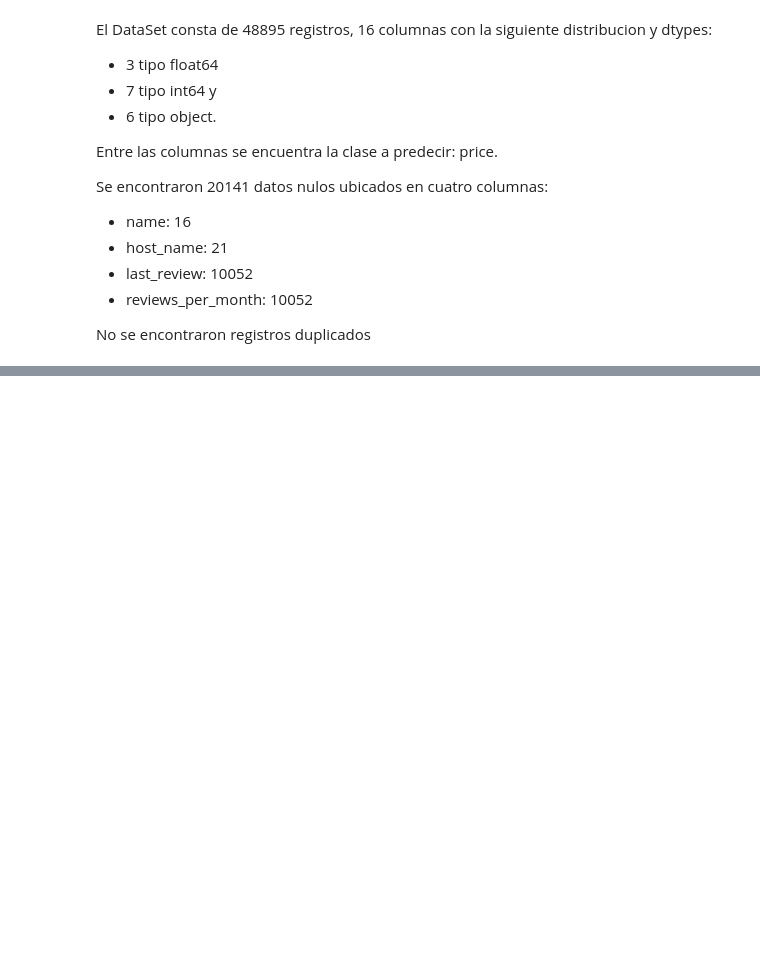
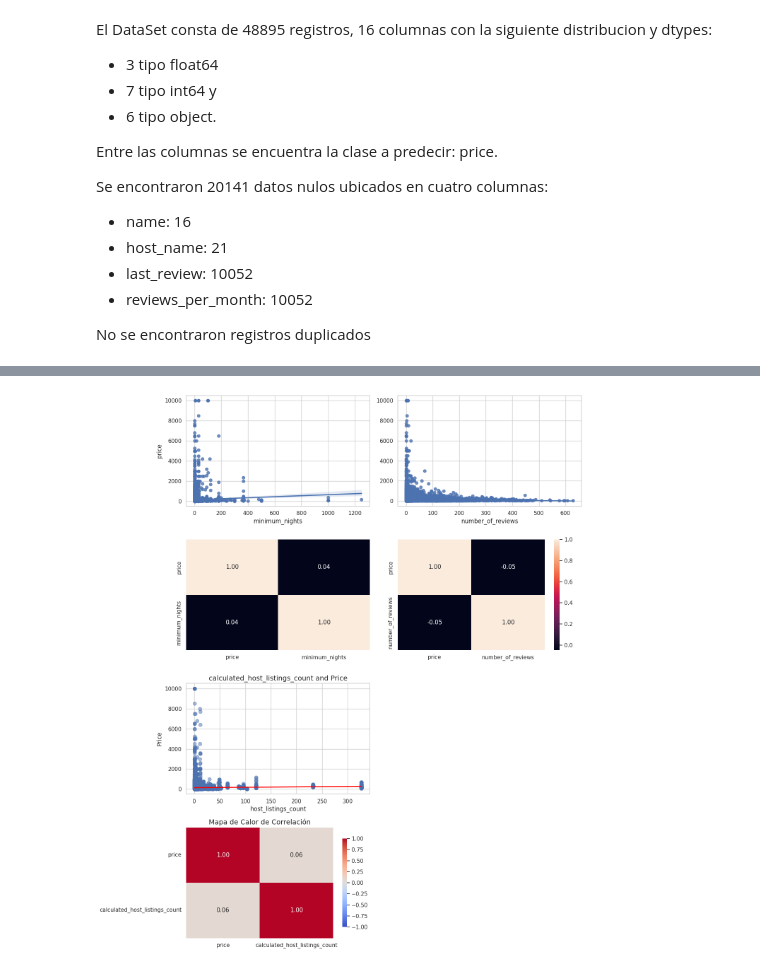
Before and after one commit to Jairo-Almanza/machine-learning-python-template, a Jupyter notebook: src/explore.ipynb, the cells around one changed output, grey strips where cells are left out. Cells and saved outputs as stored; diff of their text form; code cells hidden in the pictures; blank space fills up the shorter version.

Commit message:
analisis variables univariable y multivariable

```diff
--- a/src/explore.ipynb
+++ b/src/explore.ipynb
@@ -140,0 +262,25 @@ Análisis de variables
+# %%
+# Analisis numerico - numerico
+fig, axis = plt.subplots(4, 2, figsize = (14, 16))
+
+sns.regplot(ax = axis[0, 0], data = df_abny, x = "minimum_nights", y = "price")
+sns.heatmap(df_abny[["price", "minimum_nights"]].corr(), annot = True, fmt = ".2f", ax = axis[1, 0], cbar = False)
+
+sns.regplot(ax = axis[0, 1], data = df_abny, x = "number_of_reviews", y = "price").set(ylabel = None)
+sns.heatmap(df_abny[["price", "number_of_reviews"]].corr(), annot = True, fmt = ".2f", ax = axis[1, 1])
+
+sns.regplot(ax=axis[2, 0], data=df_abny, x="calculated_host_listings_count", y="price", scatter_kws={'s':50, 'alpha':0.5}, line_kws={'color':'red', 'linewidth':2})
+axis[2, 0].set_title('calculated_host_listings_count and Price', fontsize=14)
+axis[2, 0].set_xlabel('host_listings_count', fontsize=12)
+axis[2, 0].set_ylabel('Price', fontsize=12)
+sns.heatmap(df_abny[["price", "calculated_host_listings_count"]].corr(), annot=True, fmt=".2f", cmap='coolwarm', ax=axis[3, 0], vmin=-1, vmax=1, cbar_kws={'shrink': 0.8})
+axis[3, 0].set_title('Mapa de Calor de Correlación', fontsize=14)
+
+# Eliminar ejes vacíos
+fig.delaxes(axis[2, 1])
+fig.delaxes(axis[3, 1])
+
+plt.tight_layout()
+plt.show()
+# %% [output]
+[figure, added]
```
Also changed, not shown: parts of 20 cells of this notebook, 1 other file.
